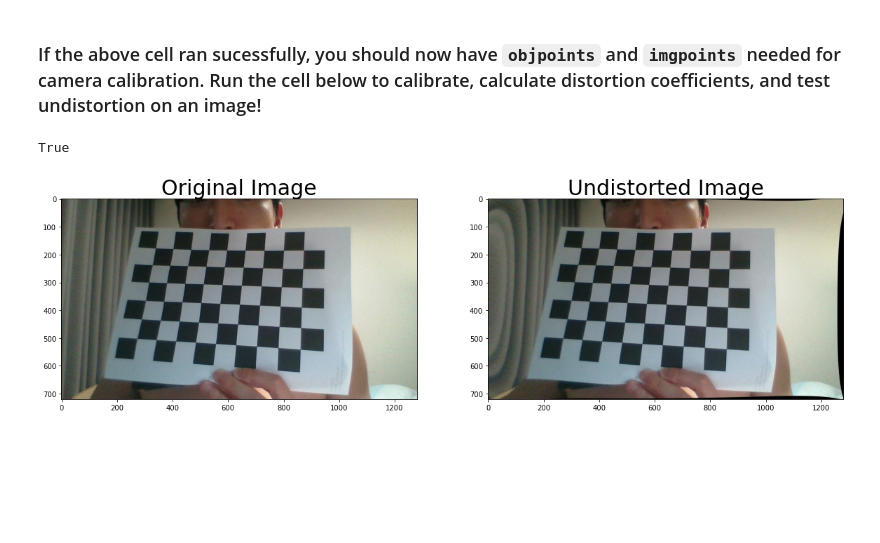
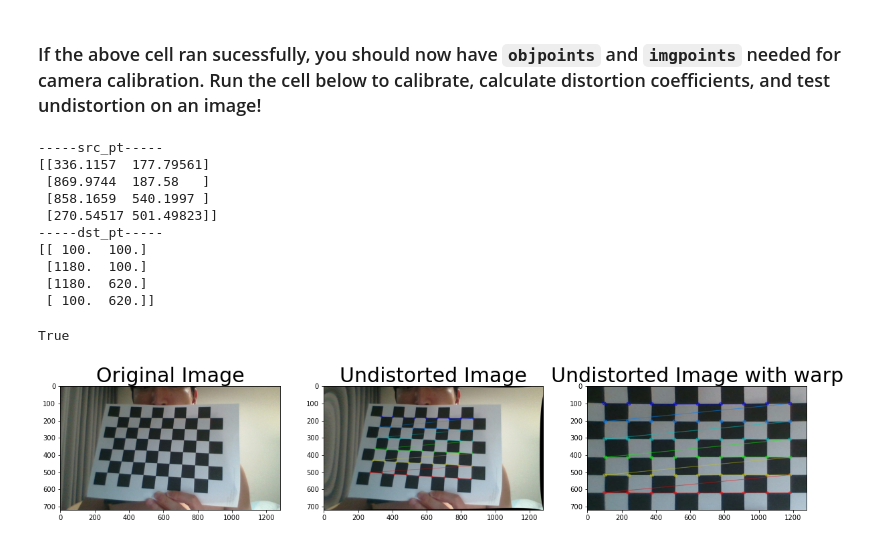
Before and after one commit to SungwookLE/udacity_camera_calibration_practice, a Jupyter notebook: camera_calibration.ipynb, the cells around one changed output. Saved outputs shown, nothing was run; the diff lists cells and outputs as text; code cells hidden in the pictures; blank space fills up the shorter version.

Commit message:
Update: Warp function is added to adpat the projection

```diff
--- a/camera_calibration.ipynb
+++ b/camera_calibration.ipynb
@@ -13,9 +13,12 @@ import glob
 import matplotlib.pyplot as plt
 #%matplotlib qt
 
+nx=9
+ny=6
+
 # prepare object points, like (0,0,0), (1,0,0), (2,0,0) ....,(6,5,0)
-objp = np.zeros((6*9,3), np.float32)
-objp[:,:2] = np.mgrid[0:9, 0:6].T.reshape(-1,2)
+objp = np.zeros((nx*ny,3), np.float32)
+objp[:,:2] = np.mgrid[0:nx, 0:ny].T.reshape(-1,2)
 # Arrays to store object points and image points from all the images.
 objpoints = [] # 3d points in real world space
 imgpoints = [] # 2d points in image plane.
@@ -30,7 +33,7 @@ for idx, fname in enumerate(images):
 
 
     # Find the chessboard corners
-    ret, corners = cv2.findChessboardCorners(gray, (9,6), None)
+    ret, corners = cv2.findChessboardCorners(gray, (nx,ny), None)
 
     # If found, add object points, image points
     if ret == True:
@@ -38,11 +41,11 @@ for idx, fname in enumerate(images):
         imgpoints.append(corners)
 
         # Draw and display the corners
-        cv2.drawChessboardCorners(img, (9,6), corners, ret)
+        cv2.drawChessboardCorners(img, (nx,ny), corners, ret)
         #write_name = 'corners_found'+str(idx)+'.jpg'
         #cv2.imwrite(write_name, img)
         cv2.imshow('img', img)
-        cv2.waitKey(1500)
+        cv2.waitKey(150)
 
 cv2.destroyAllWindows()
 # %% [markdown]
@@ -50,35 +53,70 @@ cv2.destroyAllWindows()
 # %%
 import pickle
 %matplotlib inline
 
 # Test undistortion on an image
 img = cv2.imread('my_computer_picture/2020-10-16-211835.jpg')
 img = cv2.cvtColor(img, cv2.COLOR_BGR2RGB)
 img_size = (img.shape[1], img.shape[0])
 
 # Do camera calibration given object points and image points
 ret, mtx, dist, rvecs, tvecs = cv2.calibrateCamera(objpoints, imgpoints, img_size, None,None)
 
 
 dst = cv2.undistort(img, mtx, dist, None, mtx)
 
+# Using Warp(10/26)
+gray = cv2.cvtColor(dst, cv2.COLOR_RGB2GRAY)
+ret, corners = cv2.findChessboardCorners(gray, (nx, ny), None)
+
+if ret == True:
+    offset=100
+    cv2.drawChessboardCorners(dst, (nx,ny), corners, ret)
+    con=np.array(corners)
+    con = con.reshape((-1,2))
+
+    src_pt=np.float32( [ con[0] , con[nx-1] ,con[-1], con[-nx] ] )
+    dst_pt = np.float32( [ [offset,offset], [img.shape[1]-offset, offset], [img.shape[1]-offset, img.shape[0]-offset], [offset, img.shape[0]-offset] ] )
+
+    print("-----src_pt-----")
+    print(src_pt)
+
+    print("-----dst_pt-----")
+    print(dst_pt)
+
+    M=cv2.getPerspectiveTransform(src_pt,dst_pt)
+    warped = cv2.warpPerspective(dst, M, (img.shape[1],img.shape[0]))
 
 # Save the camera calibration result for later use (we won't worry about rvecs / tvecs)
 dist_pickle = {}
 dist_pickle["mtx"] = mtx
 dist_pickle["dist"] = dist
 pickle.dump( dist_pickle, open( "my_computer_picture/my_dist_pickle.p", "wb" ) )
 
-
 # Visualize undistortion
-f, (ax1, ax2) = plt.subplots(1, 2, figsize=(20,10))
+f, (ax1, ax2,ax3) = plt.subplots(1, 3, figsize=(20,10))
 ax1.imshow(img)
 ax1.set_title('Original Image', fontsize=30)
-ax2.imshow(dst)
+
+ax2.imshow(dst) # only using distortion
 ax2.set_title('Undistorted Image', fontsize=30)
 
+ax3.imshow(warped)# with warp
+ax3.set_title('Undistorted Image with warp', fontsize=30)
+
 img = cv2.cvtColor(img, cv2.COLOR_BGR2GRAY)
-cv2.imwrite('my_computer_picture/test_undist.jpg',dst)
+cv2.imwrite('my_computer_picture/test_undist.jpg',dst) # only using distortion
+cv2.imwrite('my_computer_picture/test_undist_with_warp.jpg',warped) # with warp
 # %% [output]
-True
+-----src_pt-----
+[[336.1157  177.79561]
+ [869.9744  187.58   ]
+ [858.1659  540.1997 ]
+ [270.54517 501.49823]]
+-----dst_pt-----
+[[ 100.  100.]
+ [1180.  100.]
+ [1180.  620.]
+ [ 100.  620.]]
+True
-[figure, old version]
+[figure, new version]
```
Also changed, not shown: 4 other files.
